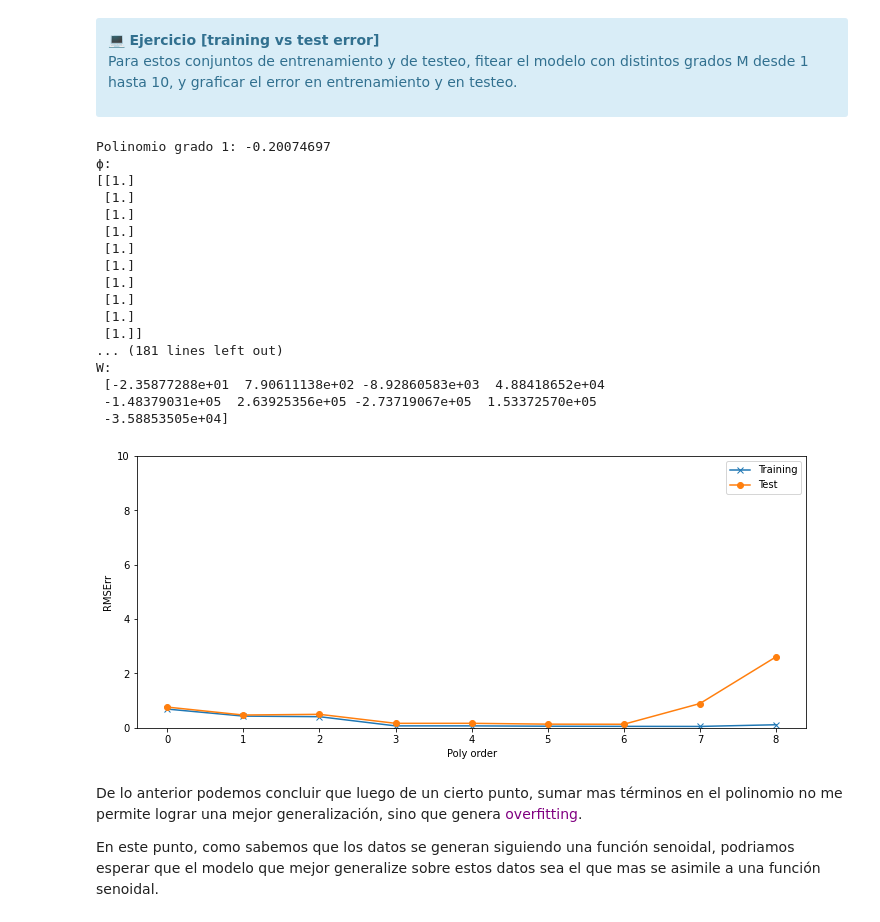
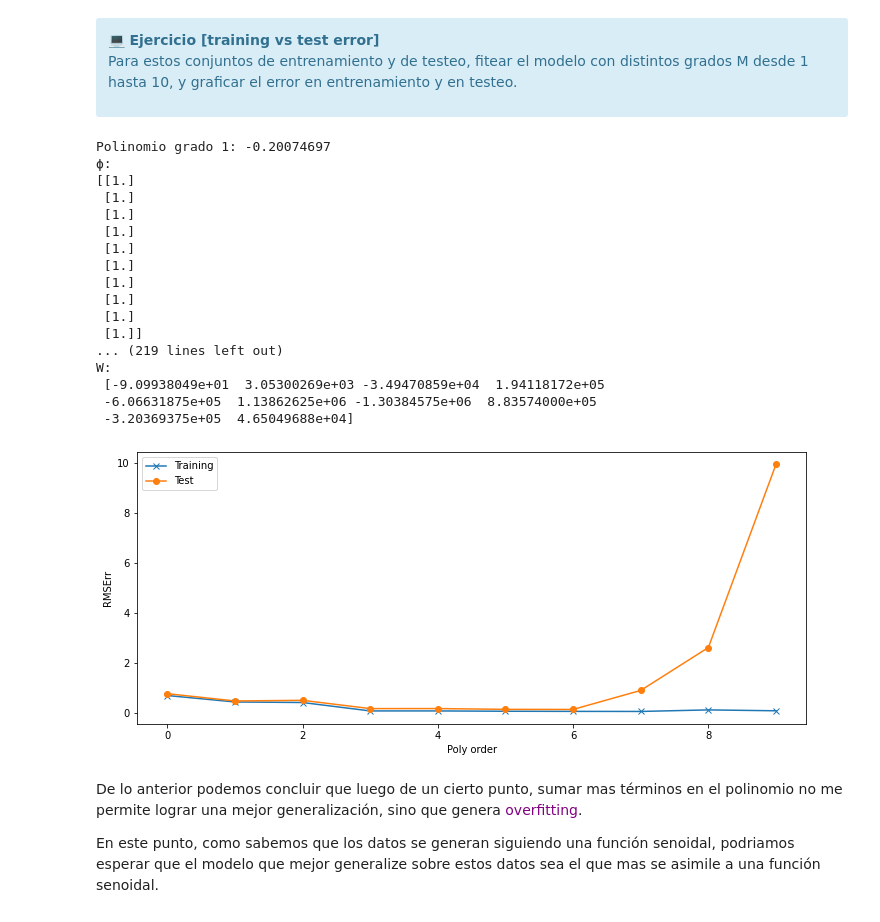
Before and after one commit to tmonreal/i302-Machine-Learning, a Jupyter notebook: Clases/02_Clase 2: Regresión Lineal/Clase2.ipynb, the cells around one changed output. Saved outputs shown, nothing was run; the diff lists cells and outputs as text; code cells hidden in the pictures.

```diff
--- a/Clases/02_Clase 2: Regresión Lineal/Clase2.ipynb
+++ b/Clases/02_Clase 2: Regresión Lineal/Clase2.ipynb
@@ -288,39 +288,38 @@ Para estos conjuntos de entrenamiento y de testeo, fitear el modelo con distinto
 # %%
 training_err = []
 test_err = []
-for M in range(1,10):
+for M in range(1,11):
     w = get_best_coef(X, Y, M) # con estos pesos estimo train y test
     y_pred = model_predict(w, X)
     training_err.append(rms_err(Y, y_pred))
     y_pred_test = model_predict(w, X_test)
     test_err.append(rms_err(Y_test, y_pred_test))
 
 plt.figure(figsize=(12,5))
 plt.plot(training_err, label='Training', marker='x')
 plt.plot(test_err, label='Test', marker='o')
-plt.ylim(0,10)
 plt.ylabel('RMSErr')
 plt.xlabel('Poly order')
 plt.legend(); plt.show()
 # %% [output]
 Polinomio grado 1: -0.20074697
 ϕ:
 [[1.]
  [1.]
  [1.]
  [1.]
  [1.]
  [1.]
  [1.]
  [1.]
  [1.]
  [1.]]
-... (181 lines left out)
+... (219 lines left out)
 W:
- [-2.35877288e+01  7.90611138e+02 -8.92860583e+03  4.88418652e+04
- -1.48379031e+05  2.63925356e+05 -2.73719067e+05  1.53372570e+05
- -3.58853505e+04]
+ [-9.09938049e+01  3.05300269e+03 -3.49470859e+04  1.94118172e+05
+ -6.06631875e+05  1.13862625e+06 -1.30384575e+06  8.83574000e+05
+ -3.20369375e+05  4.65049688e+04]
-[figure, old version]
+[figure, new version]
 # %% [markdown]
 De lo anterior podemos concluir que luego de un cierto punto, sumar mas términos en el polinomio no me permite lograr una mejor generalización, sino que genera  <span style="color: purple;">overfitting</span>.
 
```
Also changed, not shown: parts of 2 cells of this notebook, 1 other file.
